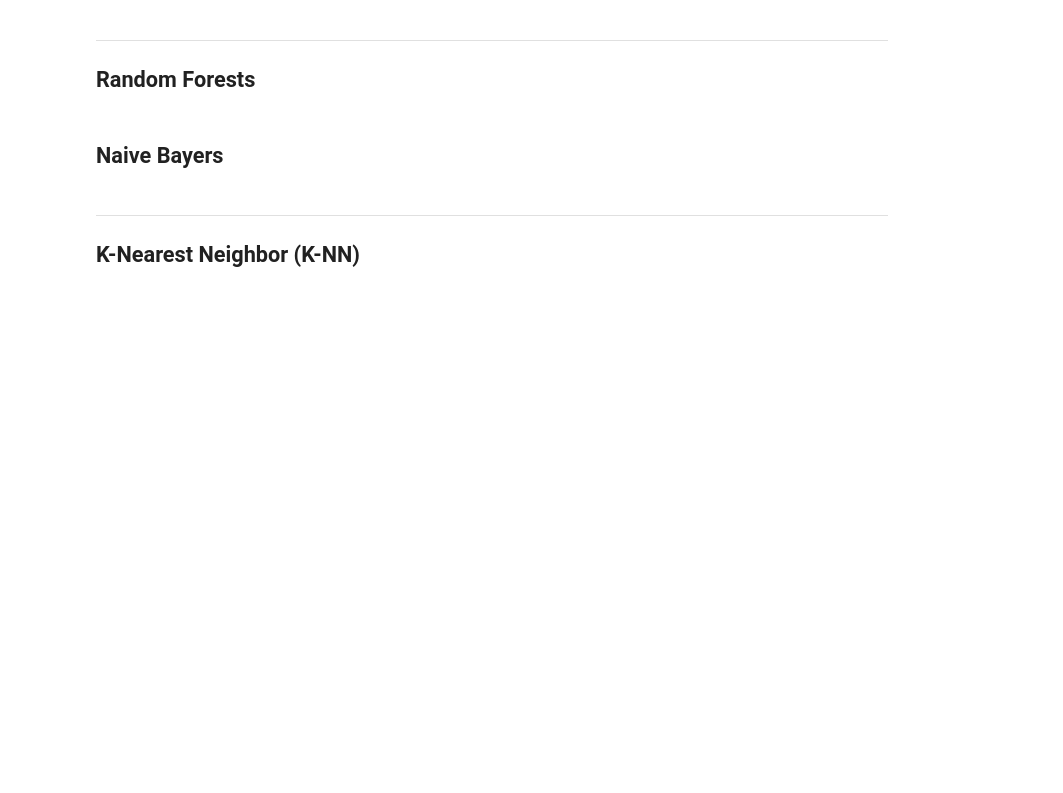
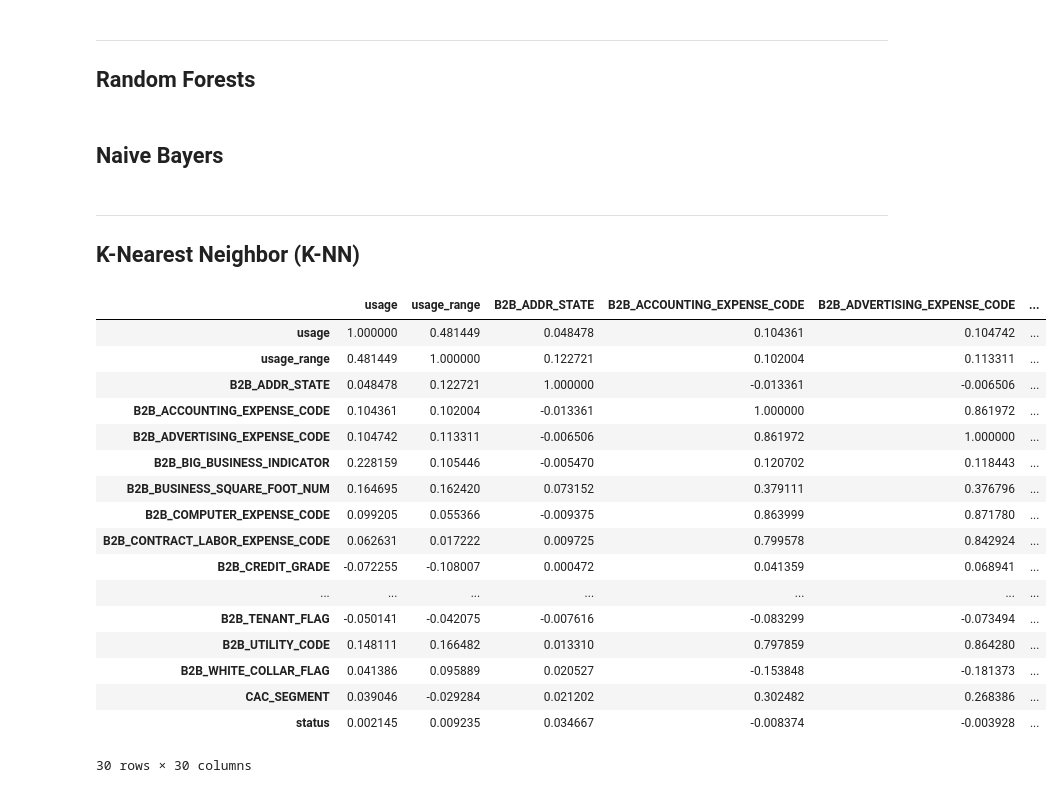
Before and after one commit to ritou344/Data-Project, a Jupyter notebook: TEST_Supervised Modelling.ipynb, the cells around one changed output. Cells and saved outputs as stored; diff of their text form; code cells hidden in the pictures; blank space fills up the shorter version.

```diff
--- a/TEST_Supervised Modelling.ipynb
+++ b/TEST_Supervised Modelling.ipynb
@@ -875,0 +854,23 @@ df["B2B_EMPLOYEE_SIZE",
+# %%
+df_knn = pd.read_csv("Clean Data/prep_dataset_20230425.csv", low_memory=False)
+# %%
+df_knn.corr()
+# %% [output]
+|  | usage | usage_range | B2B_ADDR_STATE | B2B_ACCOUNTING_EXPENSE_CODE | B2B_ADVERTISING_EXPENSE_CODE | ... |
+| usage | 1.000000 | 0.481449 | 0.048478 | 0.104361 | 0.104742 | ... |
+| usage_range | 0.481449 | 1.000000 | 0.122721 | 0.102004 | 0.113311 | ... |
+| B2B_ADDR_STATE | 0.048478 | 0.122721 | 1.000000 | -0.013361 | -0.006506 | ... |
+| B2B_ACCOUNTING_EXPENSE_CODE | 0.104361 | 0.102004 | -0.013361 | 1.000000 | 0.861972 | ... |
+| B2B_ADVERTISING_EXPENSE_CODE | 0.104742 | 0.113311 | -0.006506 | 0.861972 | 1.000000 | ... |
+| B2B_BIG_BUSINESS_INDICATOR | 0.228159 | 0.105446 | -0.005470 | 0.120702 | 0.118443 | ... |
+| B2B_BUSINESS_SQUARE_FOOT_NUM | 0.164695 | 0.162420 | 0.073152 | 0.379111 | 0.376796 | ... |
+| B2B_COMPUTER_EXPENSE_CODE | 0.099205 | 0.055366 | -0.009375 | 0.863999 | 0.871780 | ... |
+| B2B_CONTRACT_LABOR_EXPENSE_CODE | 0.062631 | 0.017222 | 0.009725 | 0.799578 | 0.842924 | ... |
+| B2B_CREDIT_GRADE | -0.072255 | -0.108007 | 0.000472 | 0.041359 | 0.068941 | ... |
+| ... | ... | ... | ... | ... | ... | ... |
+| B2B_TENANT_FLAG | -0.050141 | -0.042075 | -0.007616 | -0.083299 | -0.073494 | ... |
+| B2B_UTILITY_CODE | 0.148111 | 0.166482 | 0.013310 | 0.797859 | 0.864280 | ... |
+| B2B_WHITE_COLLAR_FLAG | 0.041386 | 0.095889 | 0.020527 | -0.153848 | -0.181373 | ... |
+| CAC_SEGMENT | 0.039046 | -0.029284 | 0.021202 | 0.302482 | 0.268386 | ... |
+| status | 0.002145 | 0.009235 | 0.034667 | -0.008374 | -0.003928 | ... |
+30 rows × 30 columns
```
Also changed, not shown: parts of 8 cells of this notebook.
